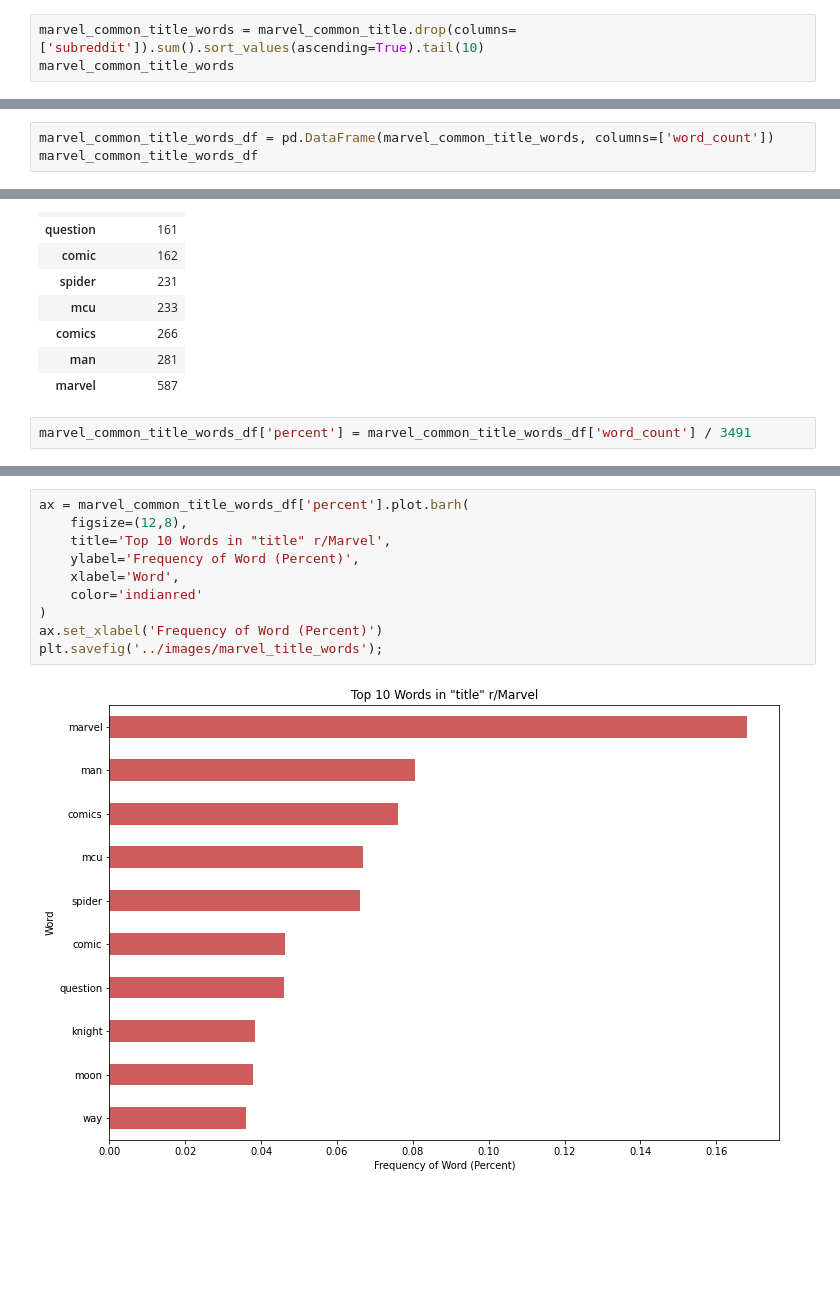
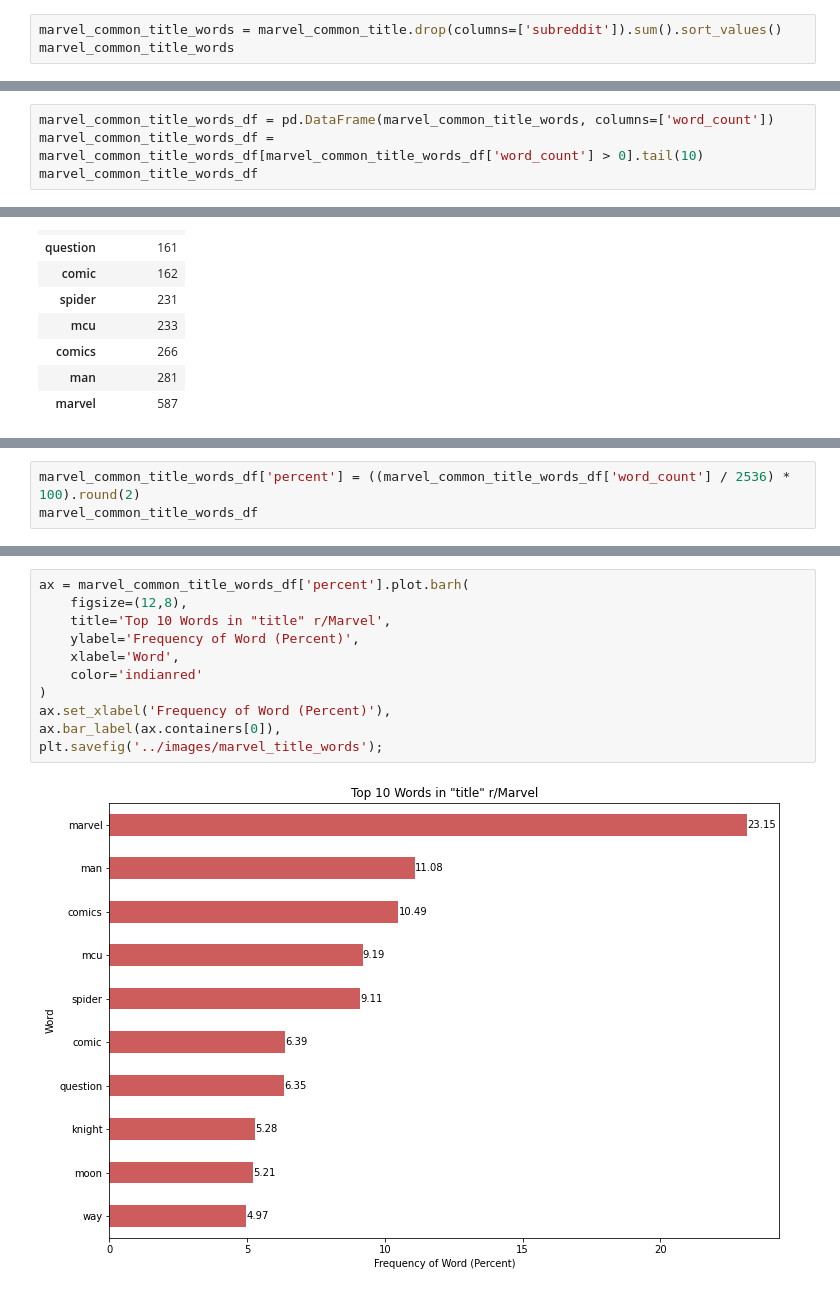
Before and after one commit to jpetersen626/reddit_classification_nlp, a Jupyter notebook: code/02_EDA.ipynb, the cells around one changed output, grey strips where cells are left out. Cells and saved outputs as stored; diff of their text form; blank space fills up the shorter version.

```diff
--- a/code/02_EDA.ipynb
+++ b/code/02_EDA.ipynb
@@ -404,4 +722,4 @@ plt.savefig('../images/hp_title_words');
 # %%
-marvel_common_title_words = marvel_common_title.drop(columns=['subreddit']).sum().sort_values(ascending=True).tail(10)
+marvel_common_title_words = marvel_common_title.drop(columns=['subreddit']).sum().sort_values()
 marvel_common_title_words
 # %% [output]
@@ -419,5 +754,6 @@ dtype: int64
 # %%
 marvel_common_title_words_df = pd.DataFrame(marvel_common_title_words, columns=['word_count'])
+marvel_common_title_words_df = marvel_common_title_words_df[marvel_common_title_words_df['word_count'] > 0].tail(10)
 marvel_common_title_words_df
 # %% [output]
 |  | word_count |
@@ -431,5 +767,3 @@ marvel_common_title_words_df
 | comics | 266 |
 | man | 281 |
 | marvel | 587 |
-# %%
-marvel_common_title_words_df['percent'] = marvel_common_title_words_df['word_count'] / 3491
@@ -449,0 +786,3 @@ marvel_common_title_words_df
+# %%
+marvel_common_title_words_df['percent'] = ((marvel_common_title_words_df['word_count'] / 2536) * 100).round(2)
+marvel_common_title_words_df
@@ -450,12 +816,13 @@ marvel_common_title_words_df
 # %%
 ax = marvel_common_title_words_df['percent'].plot.barh(
     figsize=(12,8),
     title='Top 10 Words in "title" r/Marvel',
     ylabel='Frequency of Word (Percent)',
     xlabel='Word',
     color='indianred'
 )
-ax.set_xlabel('Frequency of Word (Percent)')
+ax.set_xlabel('Frequency of Word (Percent)'),
+ax.bar_label(ax.containers[0]),
 plt.savefig('../images/marvel_title_words');
 # %% [output]
-[figure, old version]
+[figure, new version]
```
Also changed, not shown: parts of 55 cells of this notebook, 10 other files.
